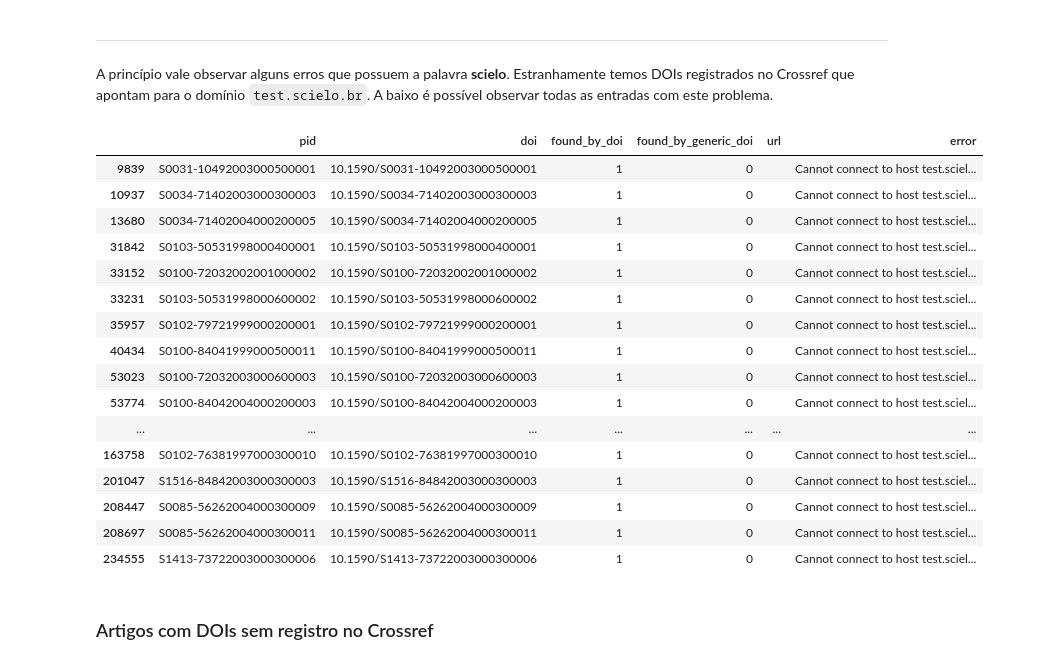
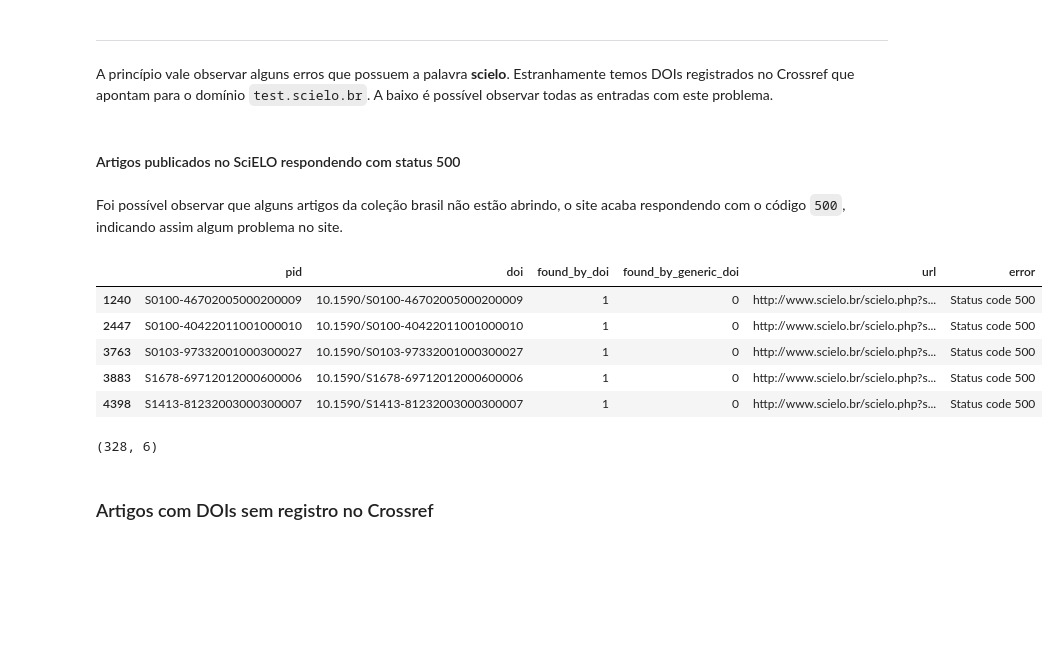
Before and after one commit to joffilyfe/scielo-experiments, a Jupyter notebook: notebook-analise-checagem-de-doi-scl.ipynb, the cells around one changed output. Cells and saved outputs as stored; diff of their text form; code cells hidden in the pictures; blank space fills up the shorter version.

Commit message:
Atualiza notebook com detalhes sobre erros no site SciELO

```diff
--- a/notebook-analise-checagem-de-doi-scl.ipynb
+++ b/notebook-analise-checagem-de-doi-scl.ipynb
@@ -131,9 +132,8 @@ df_articlemeta[df_articlemeta["pid"] == "S1413-73722013000200017"]
 # %% [markdown]
 Os erros detectados druante a resolução dos DOIs podem ser agrupados nas seguintes mensagens:
 # %%
-df_doi_errors = df_doi[
-    df_doi["error"] != ""
-]  # filtramos os casos com algum tipo de erro
+# filtramos os casos com algum tipo de erro
+df_doi_errors = df_doi[df_doi["error"] != ""]
 # %%
 for error in df_doi_errors.error.unique():
     print(error)
@@ -147,26 +173,28 @@ Cannot connect to host www.revistas.ufg.br:443 ssl:True [SSLCertVerificationErro
 # %% [markdown]
 ---
 A princípio vale observar alguns erros que possuem a palavra **scielo**. Estranhamente temos DOIs registrados no Crossref que apontam para o domínio `test.scielo.br`. A baixo é possível observar todas as entradas com este problema.
+# %% [markdown]
+#### Artigos publicados no SciELO respondendo com status 500
+# %% [markdown]
+Foi possível observar que alguns artigos da coleção brasil não estão abrindo, o site acaba respondendo com o código `500`, indicando assim algum problema no site.
 # %%
-df_doi_errors[df_doi_errors["error"].str.contains("scielo")]
+scielo_status_500 = df_doi_errors[
+    (df_doi_errors["error"].str.contains("Status code 500"))
+    & (df_doi_errors["url"].str.contains("scielo"))
+]
+
+scielo_status_500.head()
 # %% [output]
 |  | pid | doi | found_by_doi | found_by_generic_doi | url | error |
-| 9839 | S0031-10492003000500001 | 10.1590/S0031-10492003000500001 | 1 | 0 |  | Cannot connect to host test.sciel... |
-| 10937 | S0034-71402003000300003 | 10.1590/S0034-71402003000300003 | 1 | 0 |  | Cannot connect to host test.sciel... |
-| 13680 | S0034-71402004000200005 | 10.1590/S0034-71402004000200005 | 1 | 0 |  | Cannot connect to host test.sciel... |
-| 31842 | S0103-50531998000400001 | 10.1590/S0103-50531998000400001 | 1 | 0 |  | Cannot connect to host test.sciel... |
-| 33152 | S0100-72032002001000002 | 10.1590/S0100-72032002001000002 | 1 | 0 |  | Cannot connect to host test.sciel... |
-| 33231 | S0103-50531998000600002 | 10.1590/S0103-50531998000600002 | 1 | 0 |  | Cannot connect to host test.sciel... |
-| 35957 | S0102-79721999000200001 | 10.1590/S0102-79721999000200001 | 1 | 0 |  | Cannot connect to host test.sciel... |
-| 40434 | S0100-84041999000500011 | 10.1590/S0100-84041999000500011 | 1 | 0 |  | Cannot connect to host test.sciel... |
-| 53023 | S0100-72032003000600003 | 10.1590/S0100-72032003000600003 | 1 | 0 |  | Cannot connect to host test.sciel... |
-| 53774 | S0100-84042004000200003 | 10.1590/S0100-84042004000200003 | 1 | 0 |  | Cannot connect to host test.sciel... |
-| ... | ... | ... | ... | ... | ... | ... |
-| 163758 | S0102-76381997000300010 | 10.1590/S0102-76381997000300010 | 1 | 0 |  | Cannot connect to host test.sciel... |
-| 201047 | S1516-84842003000300003 | 10.1590/S1516-84842003000300003 | 1 | 0 |  | Cannot connect to host test.sciel... |
-| 208447 | S0085-56262004000300009 | 10.1590/S0085-56262004000300009 | 1 | 0 |  | Cannot connect to host test.sciel... |
-| 208697 | S0085-56262004000300011 | 10.1590/S0085-56262004000300011 | 1 | 0 |  | Cannot connect to host test.sciel... |
-| 234555 | S1413-73722003000300006 | 10.1590/S1413-73722003000300006 | 1 | 0 |  | Cannot connect to host test.sciel... |
+| 1240 | S0100-46702005000200009 | 10.1590/S0100-46702005000200009 | 1 | 0 | http://www.scielo.br/scielo.php?s... | Status code 500 |
+| 2447 | S0100-40422011001000010 | 10.1590/S0100-40422011001000010 | 1 | 0 | http://www.scielo.br/scielo.php?s... | Status code 500 |
+| 3763 | S0103-97332001000300027 | 10.1590/S0103-97332001000300027 | 1 | 0 | http://www.scielo.br/scielo.php?s... | Status code 500 |
+| 3883 | S1678-69712012000600006 | 10.1590/S1678-69712012000600006 | 1 | 0 | http://www.scielo.br/scielo.php?s... | Status code 500 |
+| 4398 | S1413-81232003000300007 | 10.1590/S1413-81232003000300007 | 1 | 0 | http://www.scielo.br/scielo.php?s... | Status code 500 |
+# %%
+scielo_status_500.shape
+# %% [output]
+(328, 6)
 # %% [markdown]
 ### Artigos com DOIs sem registro no Crossref
 # %% [markdown]
```
Also changed, not shown: parts of 15 cells of this notebook.
